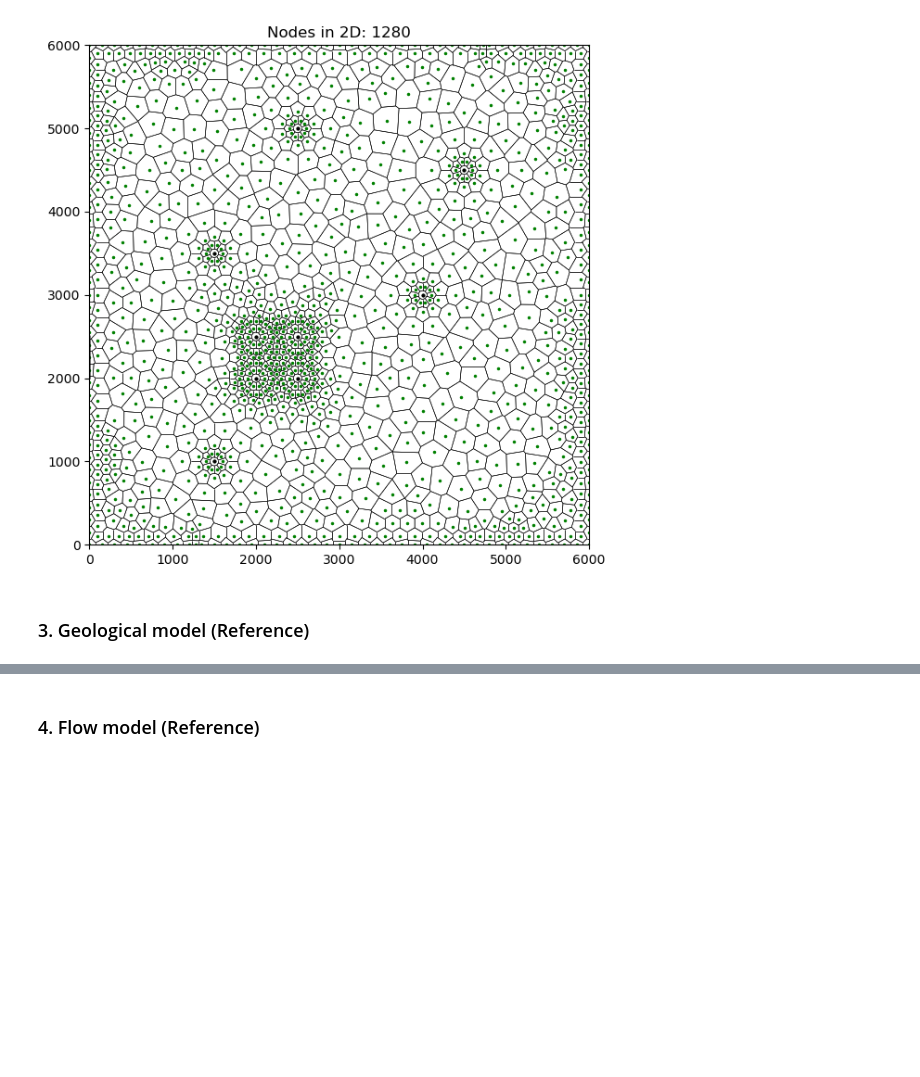
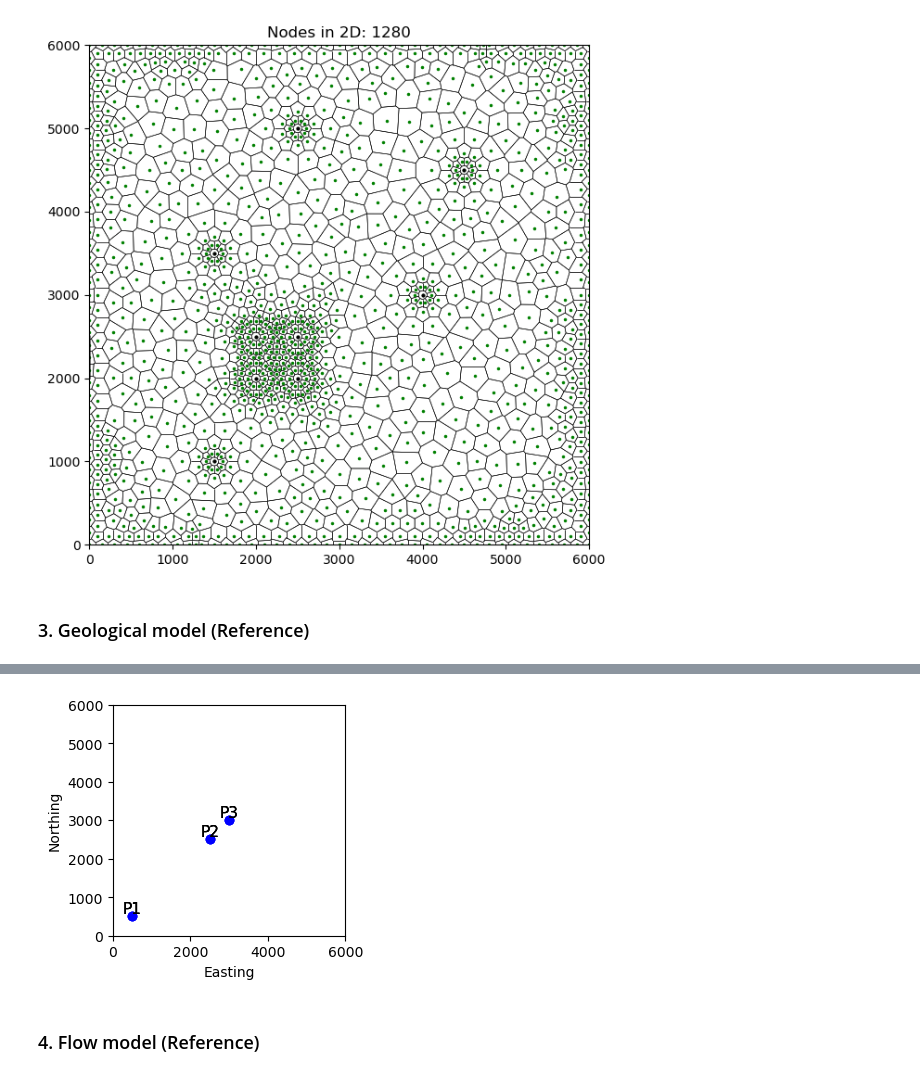
Before and after one commit to kerrybardot/loop_to_flopy, a Jupyter notebook: scripts/04 inverse_modelling_pinchout.ipynb, the cells around one changed output, grey strips where cells are left out. Saved outputs shown, nothing was run; the diff lists cells and outputs as text; code cells hidden in the pictures; blank space fills up the shorter version.

```diff
--- a/scripts/04 inverse_modelling_pinchout.ipynb
+++ b/scripts/04 inverse_modelling_pinchout.ipynb
@@ -105,8 +105,10 @@ WARNING: 2024-07-08 07:30:37,936: geological_model.py:609 -- deprecated method.
 {'upper': 0, 'upper_unconformity': 1, 'lower': 2}
 # %%
-#P.data
-#P.geomodel.feature_names()
-#plot_bores(P)
+P.data
+P.geomodel.feature_names()
+plot_bores(P)
+# %% [output]
+[figure, added]
 # %% [markdown]
 ### 4. Flow model (Reference)
 # %%
```
Also changed, not shown: parts of 41 cells of this notebook.
